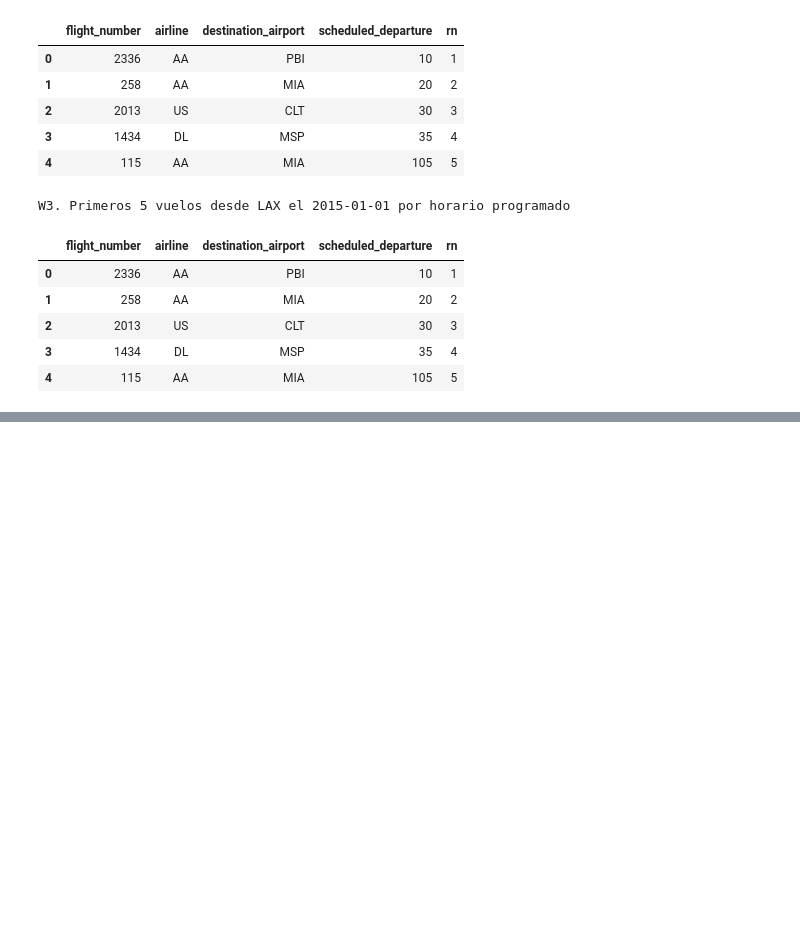
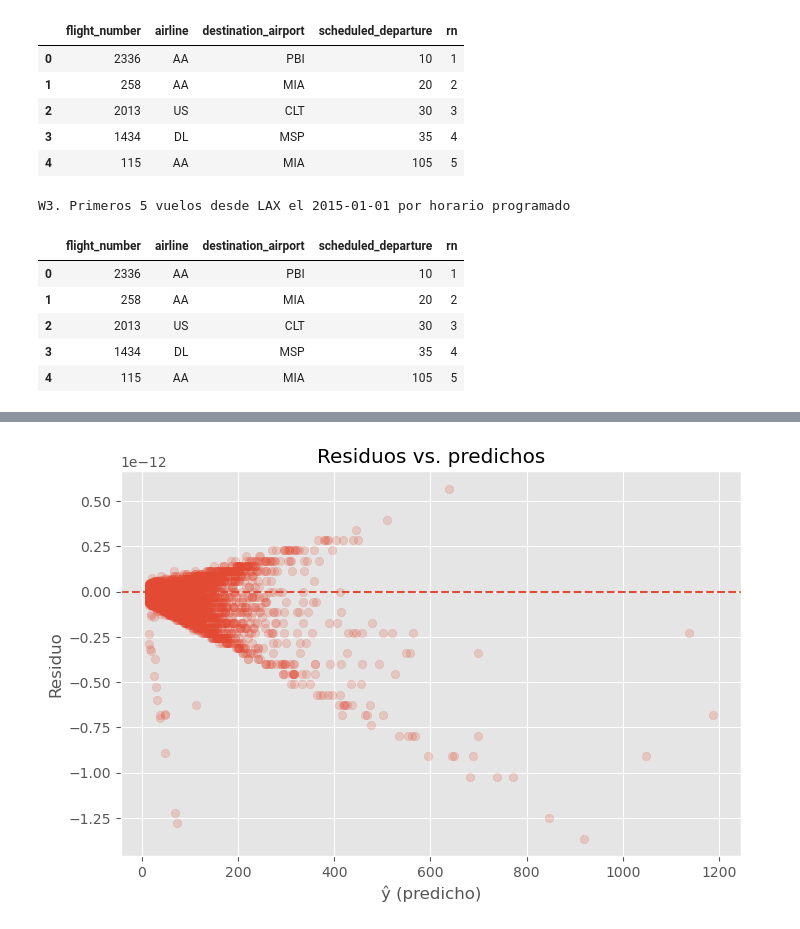
Before and after one commit to EmilianoIslasF/flights-data-engineering-a, a Jupyter notebook: flights_analytics.ipynb, the cells around one changed output, grey strips where cells are left out. Cells and saved outputs as stored; diff of their text form; code cells hidden in the pictures; blank space fills up the shorter version.

```diff
--- a/flights_analytics.ipynb
+++ b/flights_analytics.ipynb
@@ -418,0 +425,18 @@ W3. Primeros 5 vuelos desde LAX el 2015-01-01 por horario programado
+# %%
+import warnings
+warnings.filterwarnings("ignore")
+
+import numpy as np
+import pandas as pd
+import matplotlib.pyplot as plt
+import awswrangler as wr
+
+import statsmodels.api as sm
+from statsmodels.graphics.gofplots import qqplot
+from sklearn.metrics import mean_squared_error, mean_absolute_error
+
+from statsforecast import StatsForecast
+from statsforecast.models import AutoARIMA, AutoETS, AutoTheta
+
+plt.style.use("ggplot")
+pd.set_option("display.max_columns", None)
@@ -418,0 +613,15 @@ W3. Primeros 5 vuelos desde LAX el 2015-01-01 por horario programado
+# %%
+resid_plot_df = pd.DataFrame({
+    "y_hat": y_hat,
+    "residual": residuals
+}).sample(min(10000, len(y_hat)), random_state=42)
+
+plt.figure(figsize=(8, 5))
+plt.scatter(resid_plot_df["y_hat"], resid_plot_df["residual"], alpha=0.2)
+plt.axhline(0, linestyle="--")
+plt.title("Residuos vs. predichos")
+plt.xlabel("ŷ (predicho)")
+plt.ylabel("Residuo")
+plt.show()
+# %% [output]
+[figure, added]
```
Also changed, not shown: parts of 27 cells of this notebook, 1 other file.
